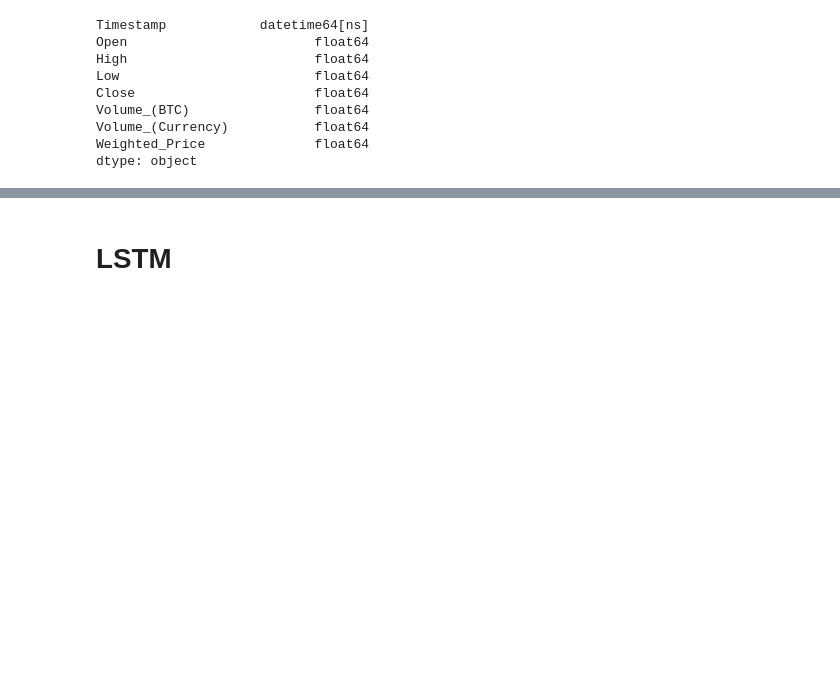
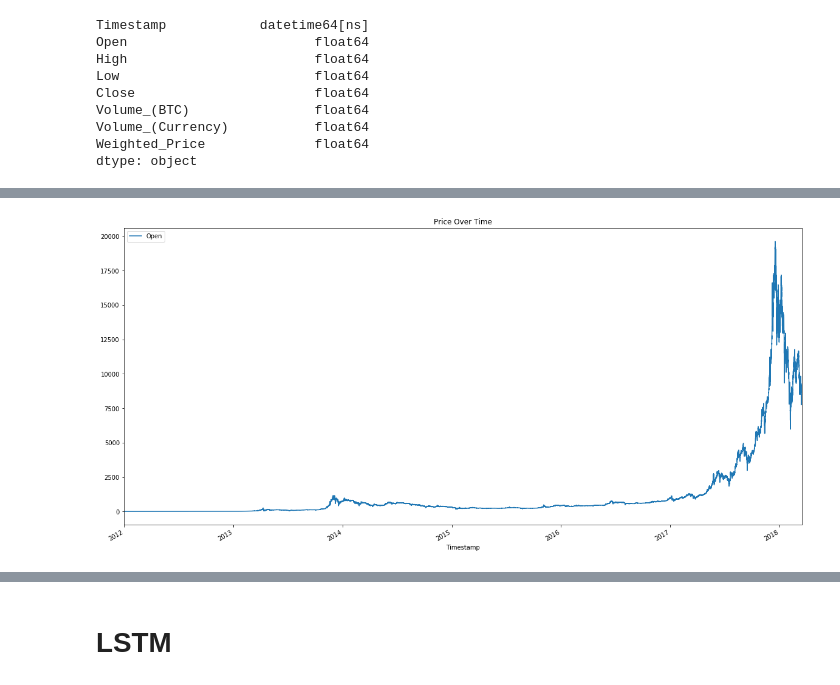
Before and after one commit to QuentinBacuet/DS_in_Practice, a Jupyter notebook: LSTM.ipynb, the cells around one changed output, grey strips where cells are left out. Saved outputs shown, nothing was run; the diff lists cells and outputs as text; code cells hidden in the pictures; blank space fills up the shorter version.

```diff
--- a/LSTM.ipynb
+++ b/LSTM.ipynb
@@ -178,0 +197,8 @@ show(p)
+# %%
+from pylab import rcParams
+rcParams['figure.figsize'] =20, 10
+
+df_raw.plot(title = 'Price Over Time',y='Open',x='Timestamp')
+plt.show()
+# %% [output]
+[figure, added]
```
Also changed, not shown: parts of 37 cells of this notebook.
